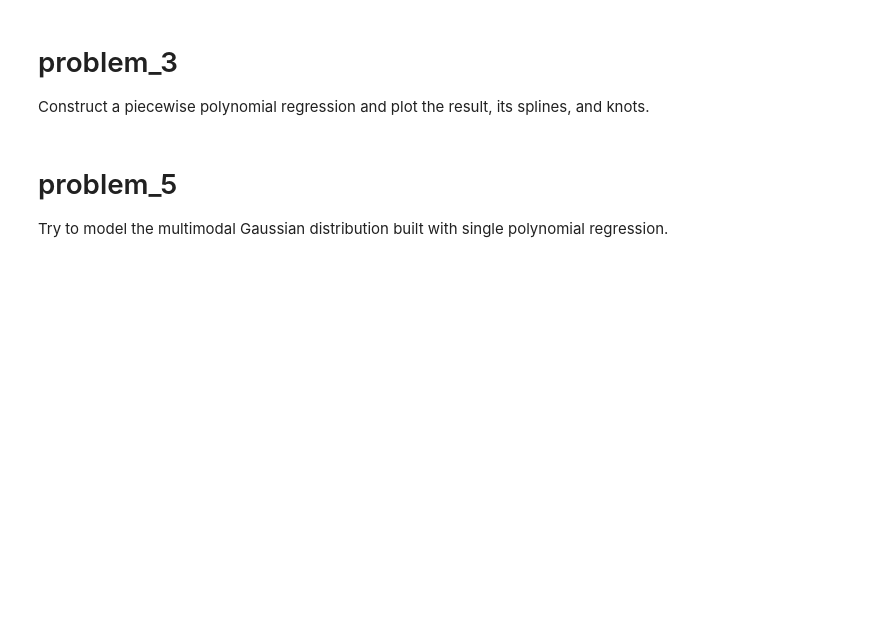
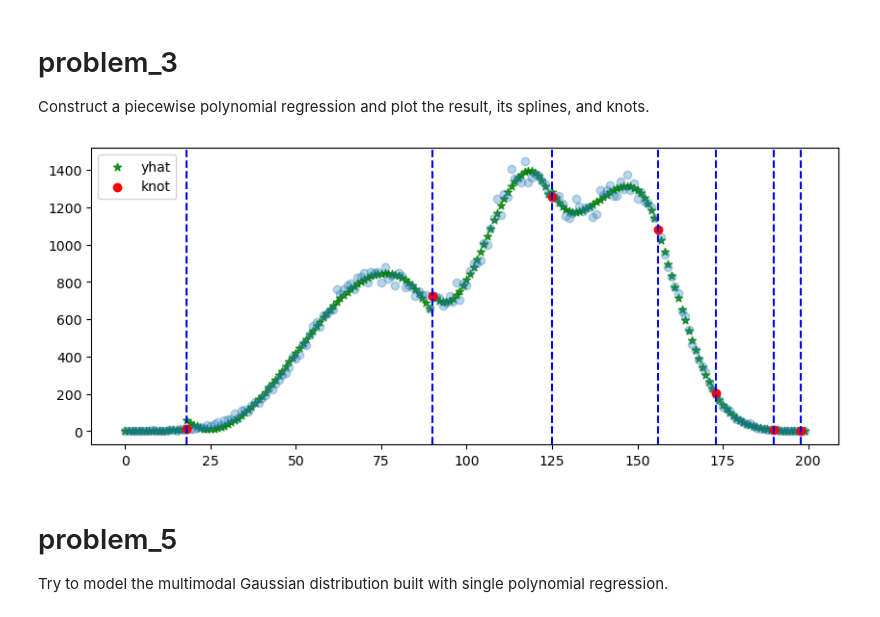
Before and after one commit to YLee2121/cs767_nn_repo, a Jupyter notebook: assignment/assignment_2/assignment_2.ipynb, the cells around one changed output. Saved outputs shown, nothing was run; the diff lists cells and outputs as text; code cells hidden in the pictures; blank space fills up the shorter version.

```diff
--- a/assignment/assignment_2/assignment_2.ipynb
+++ b/assignment/assignment_2/assignment_2.ipynb
@@ -139,6 +59,24 @@ plt.scatter(dummy_x, dummy_y, marker='.', alpha=0.5)
 # problem_3
 Construct a piecewise polynomial regression and plot the result, its
 splines, and knots.
+# %%
+# some hyper parameter
+degree = 3
+iteration = 1000
+n_knot = 7
+
+# make prediction
+pwr_poly = Pwr_poly(n_knot, x.reshape(-1,), y, degree)
+pwr_poly.train_iter(iteration)
+yhat, mse = pwr_poly.best_prediction()
+
+# plot
+plt.figure(figsize=(10, 4))
+plt.scatter(x, yhat, c='green', marker='*', label='yhat', alpha=0.8)
+plt.legend()
+pwr_poly.plot_knot_spine(pwr_poly.best_knot)
+# %% [output]
+[figure, added]
 # %% [markdown]
 # problem_5
 Try to model the multimodal Gaussian distribution built with single
```
Also changed, not shown: parts of 8 cells of this notebook, 2 other files.
